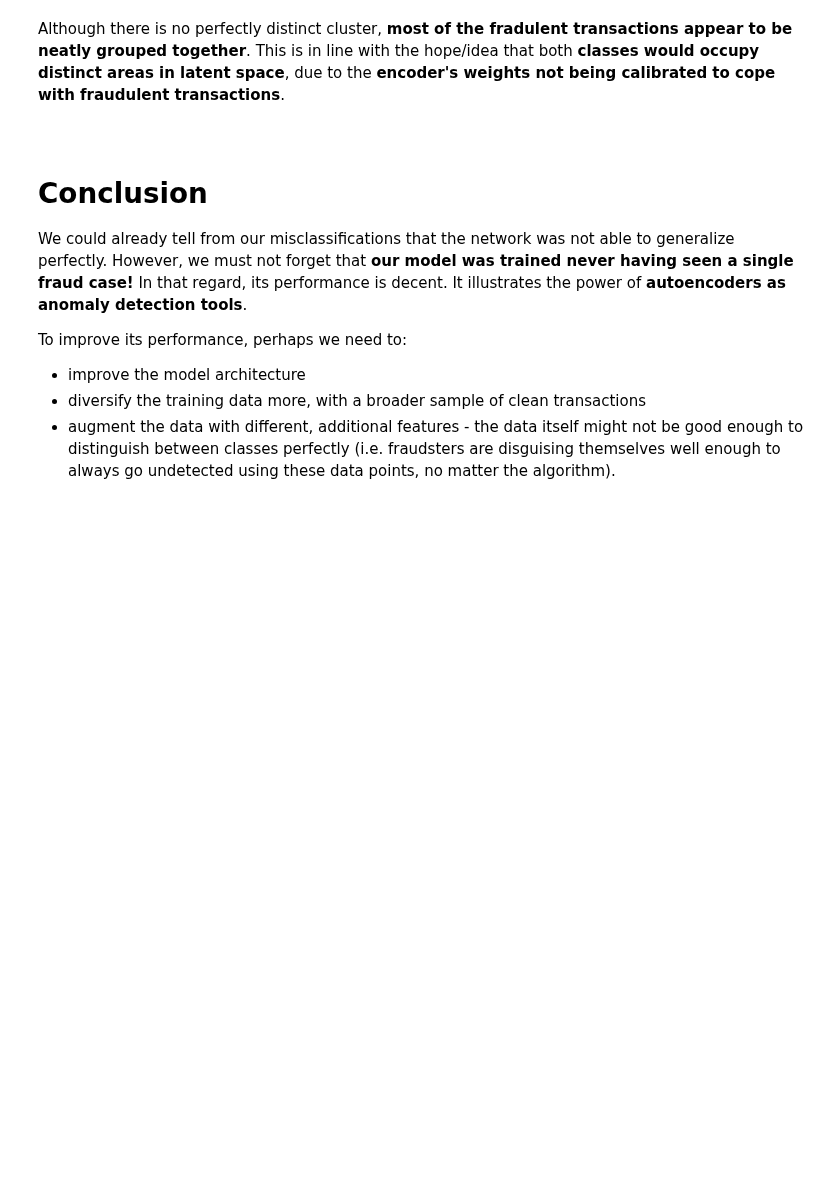
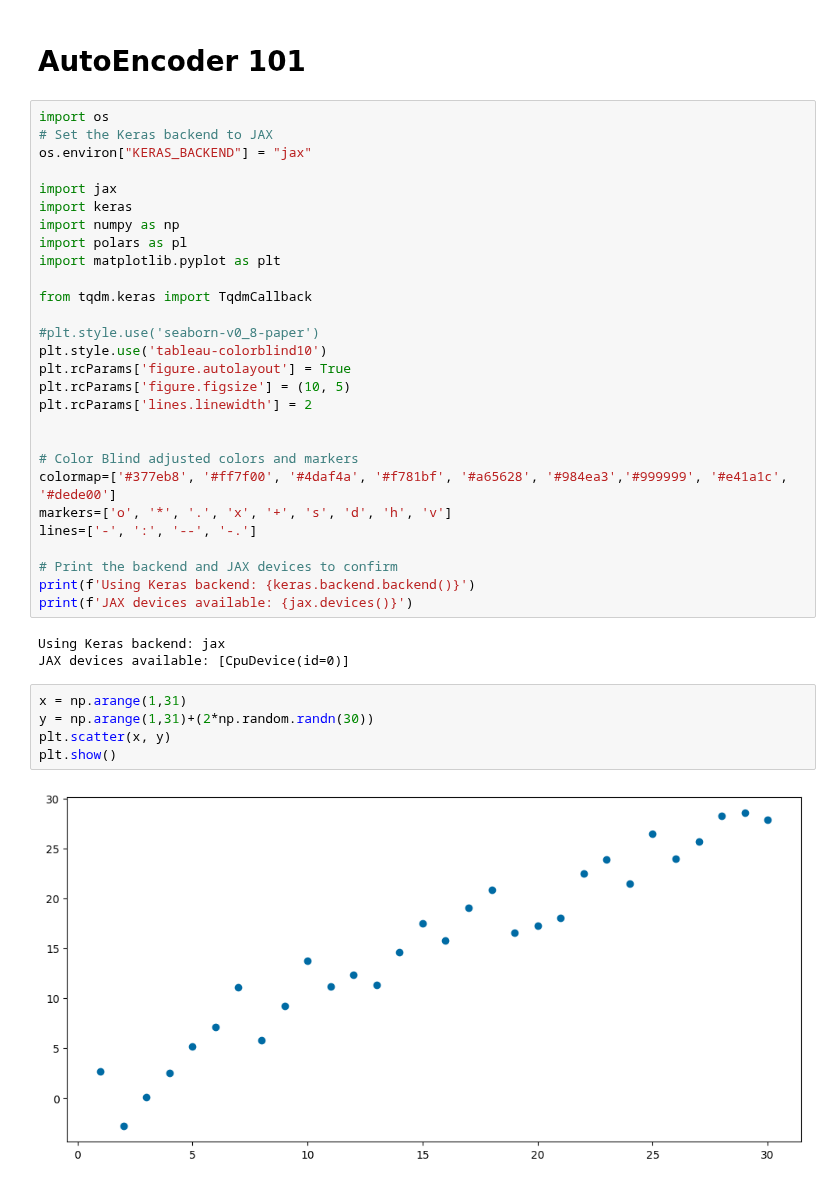
Before and after one commit to detiuaveiro/aas, a Jupyter notebook: notebooks/02-anomaly/notebook06.ipynb, the cells around one changed output. Saved outputs shown, nothing was run; the diff lists cells and outputs as text; blank space fills up the shorter version.

```diff
--- a/notebooks/02-anomaly/notebook06.ipynb
+++ b/notebooks/02-anomaly/notebook06.ipynb
@@ -596,12 +1,40 @@ plt.show()
-# %% [markdown]
-Although there is no perfectly distinct cluster, **most of the fradulent transactions appear to be neatly grouped together**.
-This is in line with the hope/idea that both **classes would occupy distinct areas in latent space**, due to the **encoder's weights not being calibrated to cope with fraudulent transactions**.
-# %% [markdown]
-<a id="10"></a> <br>
-# Conclusion
-We could already tell from our misclassifications that the network was not able to generalize perfectly. However, we must not forget that **our model was trained never having seen a single fraud case!** In that regard, its performance is decent. It illustrates the power of **autoencoders as anomaly detection tools**.
-
-To improve its performance, perhaps we need to:
-* improve the model architecture
-* diversify the training data more, with a broader sample of clean transactions
-* augment the data with different, additional features - the data itself might not be good enough to distinguish between classes perfectly (i.e. fraudsters are disguising themselves well enough to always go undetected using these data points, no matter the algorithm).
+# %% [markdown]
+# AutoEncoder 101
+# %%
+import os
+# Set the Keras backend to JAX
+os.environ["KERAS_BACKEND"] = "jax"
+
+import jax
+import keras
+import numpy as np
+import polars as pl
+import matplotlib.pyplot as plt
+
+from tqdm.keras import TqdmCallback
+
+#plt.style.use('seaborn-v0_8-paper')
+plt.style.use('tableau-colorblind10')
+plt.rcParams['figure.autolayout'] = True
+plt.rcParams['figure.figsize'] = (10, 5)
+plt.rcParams['lines.linewidth'] = 2
+
+
+# Color Blind adjusted colors and markers
+colormap=['#377eb8', '#ff7f00', '#4daf4a', '#f781bf', '#a65628', '#984ea3','#999999', '#e41a1c', '#dede00']
+markers=['o', '*', '.', 'x', '+', 's', 'd', 'h', 'v']
+lines=['-', ':', '--', '-.']
+
+# Print the backend and JAX devices to confirm
+print(f'Using Keras backend: {keras.backend.backend()}')
+print(f'JAX devices available: {jax.devices()}')
+# %% [output]
+Using Keras backend: jax
+JAX devices available: [CpuDevice(id=0)]
+# %%
+x = np.arange(1,31)
+y = np.arange(1,31)+(2*np.random.randn(30))
+plt.scatter(x, y)
+plt.show()
+# %% [output]
+[figure, added]
```
Also changed, not shown: parts of 70 cells of this notebook, 15 other files.
